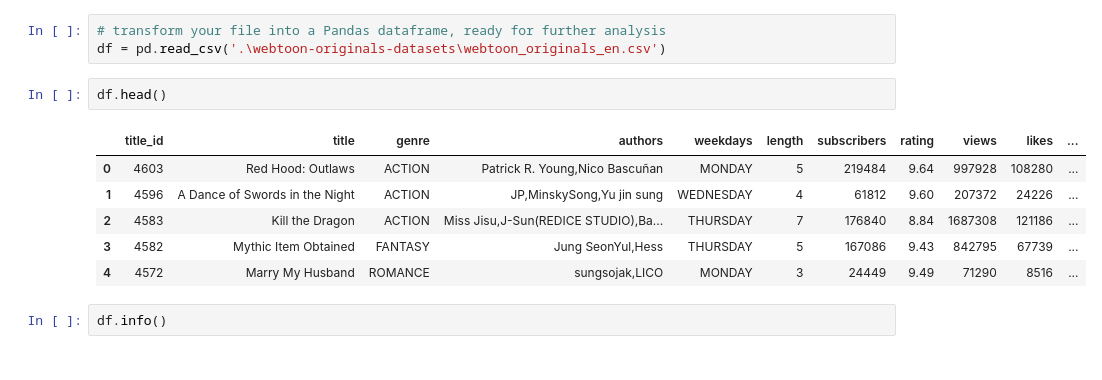
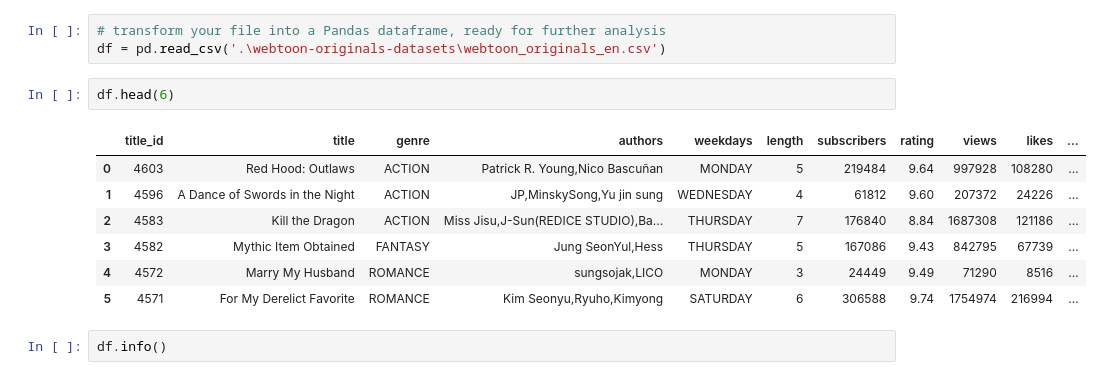
Before and after one commit to lauranikulski/tableau_python, a Jupyter notebook: tableau_python.ipynb, the cells around one changed output. Cells and saved outputs as stored; diff of their text form.

Commit message:
updated .head()

```diff
--- a/tableau_python.ipynb
+++ b/tableau_python.ipynb
@@ -65,14 +65,15 @@ os.listdir(directory)
 # transform your file into a Pandas dataframe, ready for further analysis
 df = pd.read_csv('.\webtoon-originals-datasets\webtoon_originals_en.csv')
 # %%
-df.head()
+df.head(6)
 # %% [output]
 |  | title_id | title | genre | authors | weekdays | length | subscribers | rating | views | likes | ... |
 | 0 | 4603 | Red Hood: Outlaws | ACTION | Patrick R. Young,Nico Bascuñan | MONDAY | 5 | 219484 | 9.64 | 997928 | 108280 | ... |
 | 1 | 4596 | A Dance of Swords in the Night | ACTION | JP,MinskySong,Yu jin sung | WEDNESDAY | 4 | 61812 | 9.60 | 207372 | 24226 | ... |
 | 2 | 4583 | Kill the Dragon | ACTION | Miss Jisu,J-Sun(REDICE STUDIO),Ba... | THURSDAY | 7 | 176840 | 8.84 | 1687308 | 121186 | ... |
 | 3 | 4582 | Mythic Item Obtained | FANTASY | Jung SeonYul,Hess | THURSDAY | 5 | 167086 | 9.43 | 842795 | 67739 | ... |
 | 4 | 4572 | Marry My Husband | ROMANCE | sungsojak,LICO | MONDAY | 3 | 24449 | 9.49 | 71290 | 8516 | ... |
+| 5 | 4571 | For My Derelict Favorite | ROMANCE | Kim Seonyu,Ryuho,Kimyong | SATURDAY | 6 | 306588 | 9.74 | 1754974 | 216994 | ... |
 # %%
 df.info()
 # %% [output]
```
